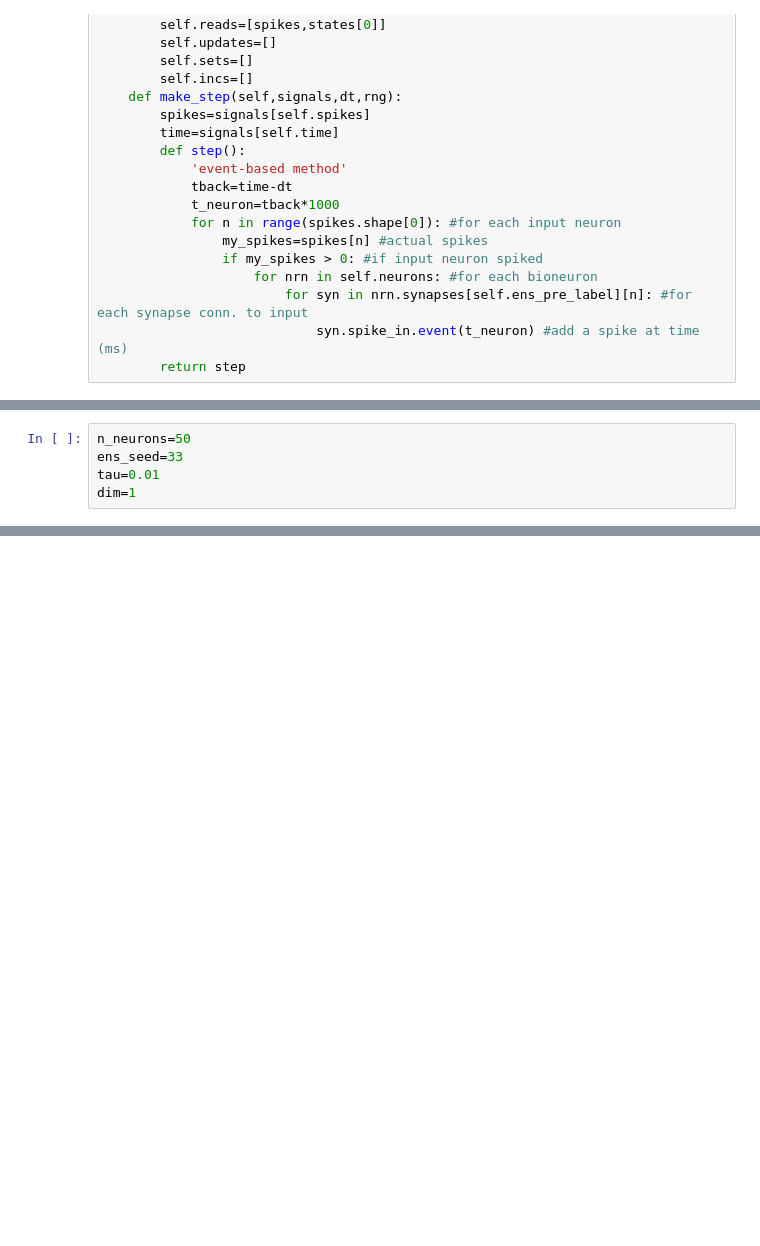
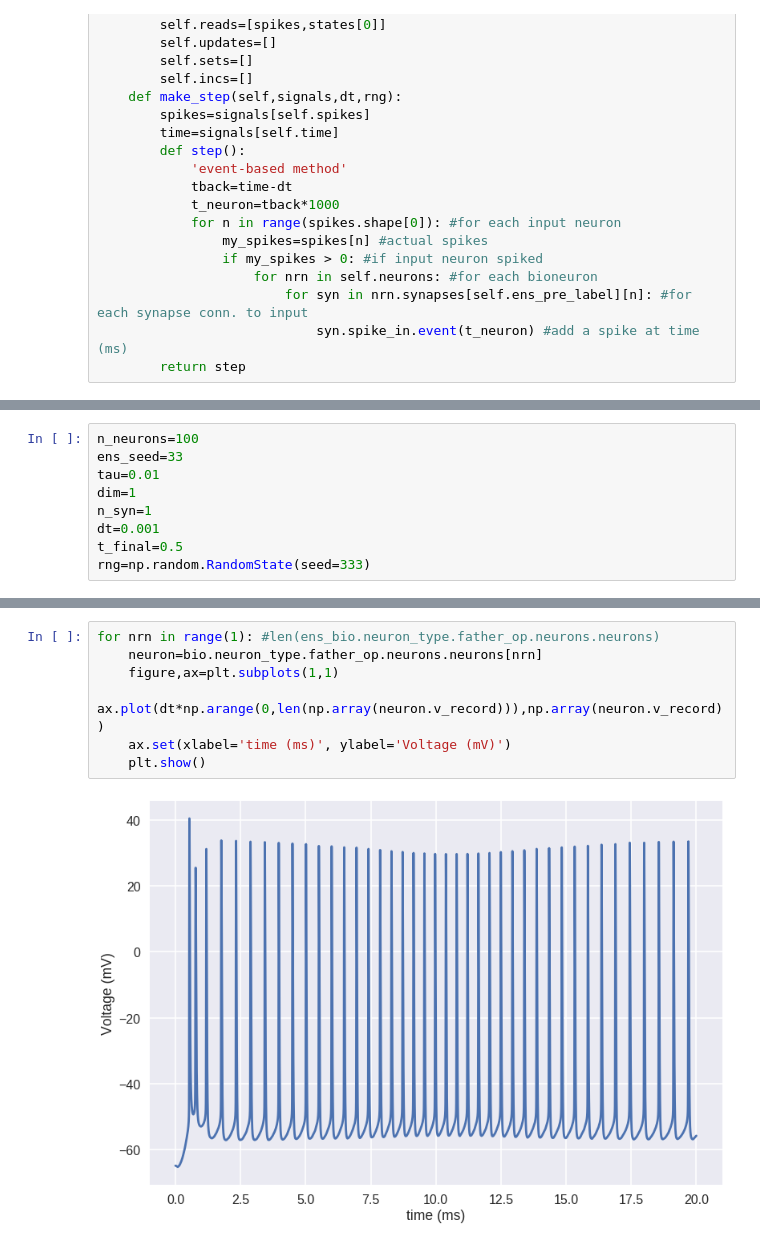
Before and after one commit to MrBananaHuman/bionengo, a Jupyter notebook: bioneuron_oracle.ipynb, the cells around one changed output, grey strips where cells are left out. Saved outputs shown, nothing was run; the diff lists cells and outputs as text; blank space fills up the shorter version.

```diff
--- a/bioneuron_oracle.ipynb
+++ b/bioneuron_oracle.ipynb
@@ -252,5 +242,9 @@ def build_connection(model,conn):
 # %%
-n_neurons=50
+n_neurons=100
 ens_seed=33
 tau=0.01
 dim=1
+n_syn=1
+dt=0.001
+t_final=0.5
+rng=np.random.RandomState(seed=333)
@@ -279,0 +324,9 @@ NameError: name 'P' is not defined
+# %%
+for nrn in range(1): #len(ens_bio.neuron_type.father_op.neurons.neurons)
+    neuron=bio.neuron_type.father_op.neurons.neurons[nrn]
+    figure,ax=plt.subplots(1,1)
+    ax.plot(dt*np.arange(0,len(np.array(neuron.v_record))),np.array(neuron.v_record))
+    ax.set(xlabel='time (ms)', ylabel='Voltage (mV)')
+    plt.show()
+# %% [output]
+[figure, added]
```
Also changed, not shown: parts of 16 cells of this notebook.
